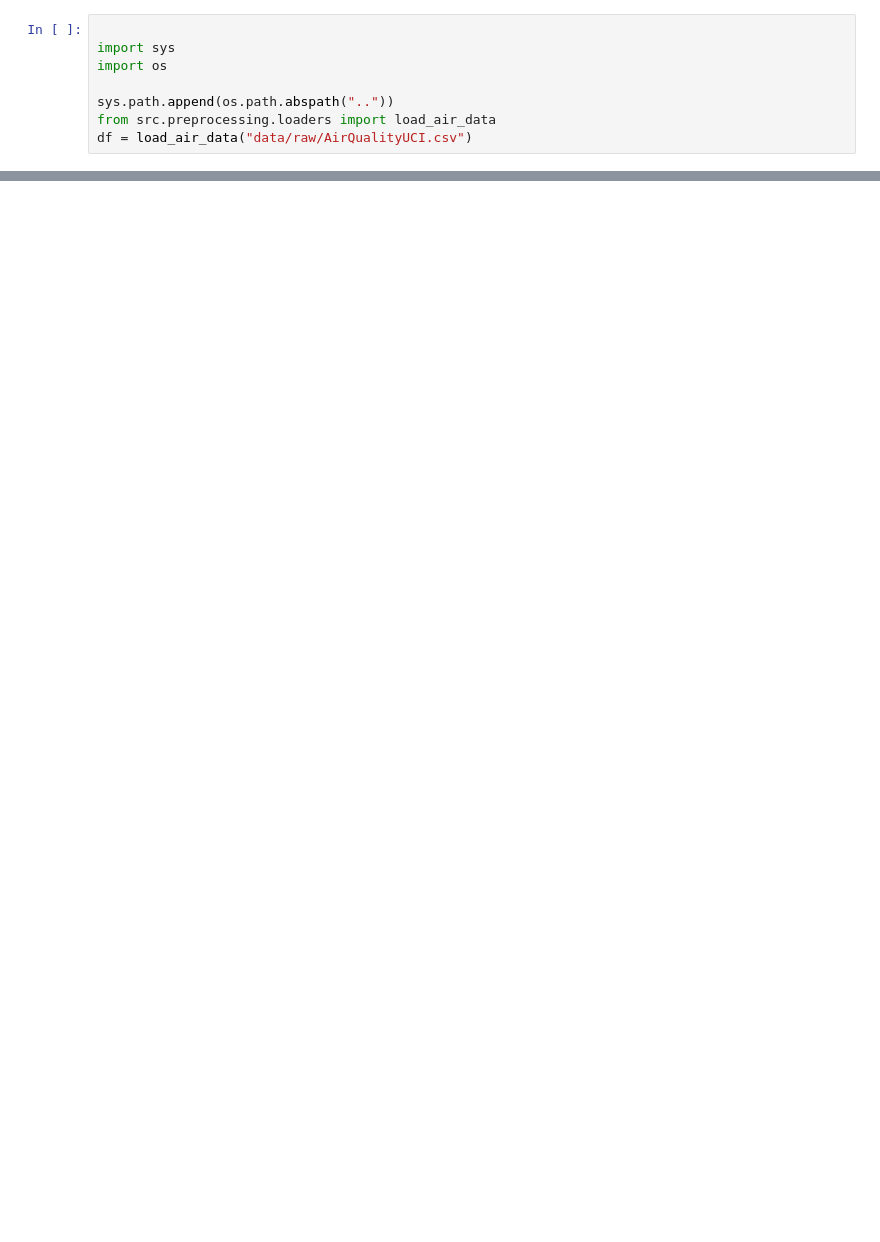
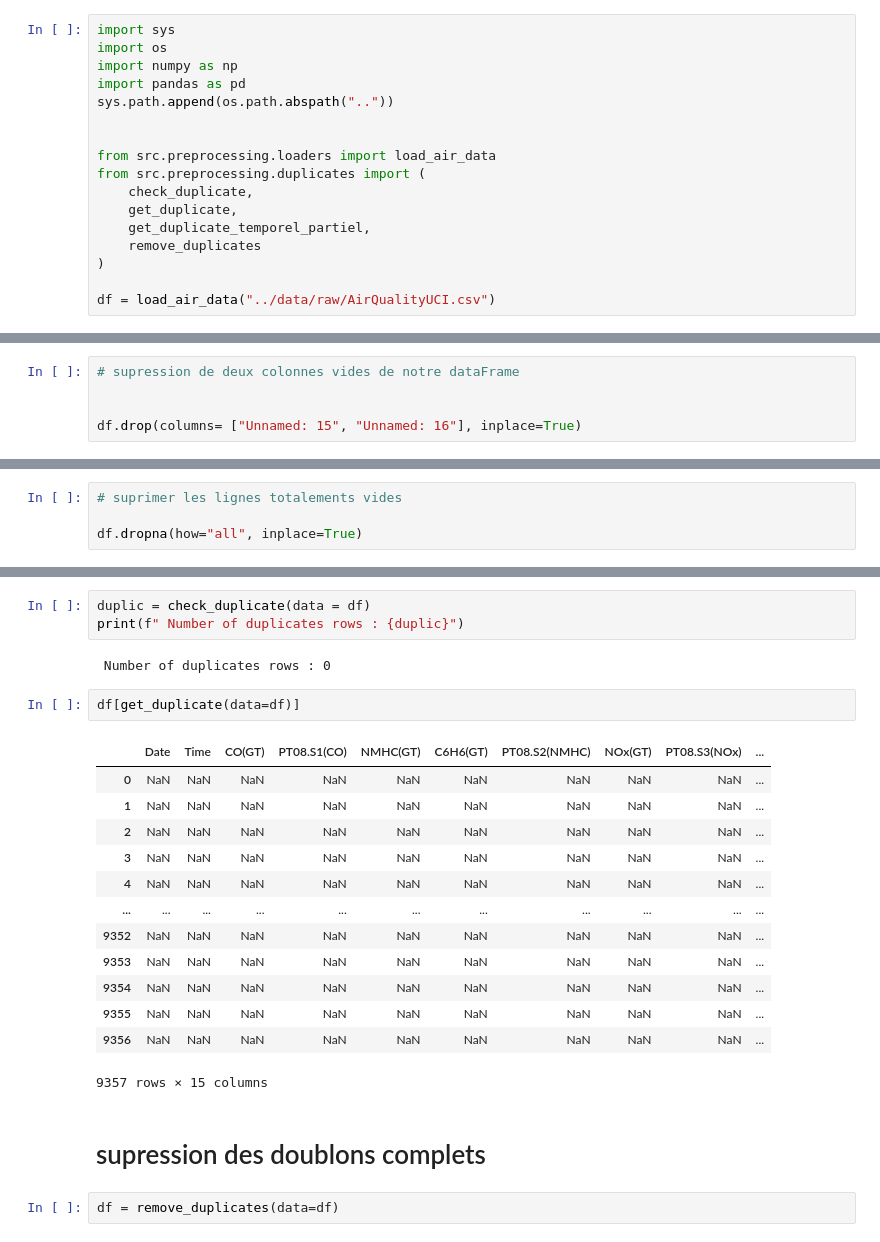
Before and after one commit to Mountata/smart-air-quality-forecasting, a Jupyter notebook: notebooks/01_data_understanding.ipynb, the cells around one changed output, grey strips where cells are left out. Drawn from its saved outputs; the diff is of its cells as text; blank space fills up the shorter version.

```diff
--- a/notebooks/01_data_understanding.ipynb
+++ b/notebooks/01_data_understanding.ipynb
@@ -1,11 +1,20 @@
 # %%
-
 import sys
 import os
+import numpy as np
+import pandas as pd
+sys.path.append(os.path.abspath(".."))
 
-sys.path.append(os.path.abspath(".."))
+
 from src.preprocessing.loaders import load_air_data
-df = load_air_data("data/raw/AirQualityUCI.csv")
+from src.preprocessing.duplicates import (
+    check_duplicate,
+    get_duplicate,
+    get_duplicate_temporel_partiel,
+    remove_duplicates
+)
+
+df = load_air_data("../data/raw/AirQualityUCI.csv")
 # %%
 df.head()
 # %% [output]
@@ -19,0 +68,5 @@ AttributeError: 'function' object has no attribute 'head'
+# %%
+# supression de deux colonnes vides de notre dataFrame
+
+
+df.drop(columns= ["Unnamed: 15", "Unnamed: 16"], inplace=True)
@@ -19,0 +75,4 @@ AttributeError: 'function' object has no attribute 'head'
+# %%
+# suprimer les lignes totalements vides
+
+df.dropna(how="all", inplace=True)
@@ -19,0 +88,25 @@ AttributeError: 'function' object has no attribute 'head'
+# %%
+duplic = check_duplicate(data = df)
+print(f" Number of duplicates rows : {duplic}")
+# %% [output]
+ Number of duplicates rows : 0
+# %%
+df[get_duplicate(data=df)]
+# %% [output]
+|  | Date | Time | CO(GT) | PT08.S1(CO) | NMHC(GT) | C6H6(GT) | PT08.S2(NMHC) | NOx(GT) | PT08.S3(NOx) | ... |
+| 0 | NaN | NaN | NaN | NaN | NaN | NaN | NaN | NaN | NaN | ... |
+| 1 | NaN | NaN | NaN | NaN | NaN | NaN | NaN | NaN | NaN | ... |
+| 2 | NaN | NaN | NaN | NaN | NaN | NaN | NaN | NaN | NaN | ... |
+| 3 | NaN | NaN | NaN | NaN | NaN | NaN | NaN | NaN | NaN | ... |
+| 4 | NaN | NaN | NaN | NaN | NaN | NaN | NaN | NaN | NaN | ... |
+| ... | ... | ... | ... | ... | ... | ... | ... | ... | ... | ... |
+| 9352 | NaN | NaN | NaN | NaN | NaN | NaN | NaN | NaN | NaN | ... |
+| 9353 | NaN | NaN | NaN | NaN | NaN | NaN | NaN | NaN | NaN | ... |
+| 9354 | NaN | NaN | NaN | NaN | NaN | NaN | NaN | NaN | NaN | ... |
+| 9355 | NaN | NaN | NaN | NaN | NaN | NaN | NaN | NaN | NaN | ... |
+| 9356 | NaN | NaN | NaN | NaN | NaN | NaN | NaN | NaN | NaN | ... |
+9357 rows × 15 columns
+# %% [markdown]
+# supression des doublons complets
+# %%
+df = remove_duplicates(data=df)
```
Also changed, not shown: parts of 17 cells of this notebook.
